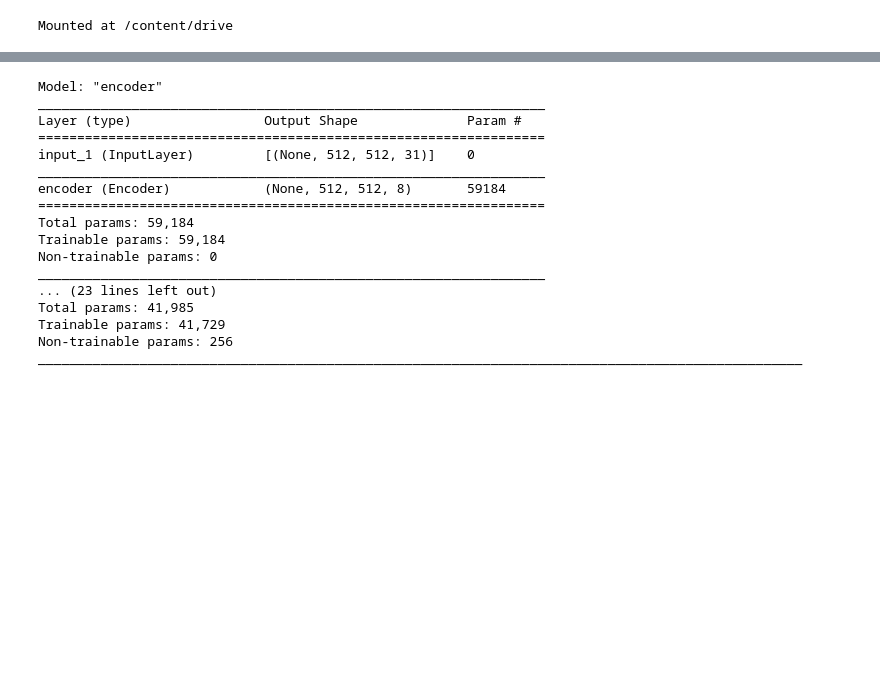
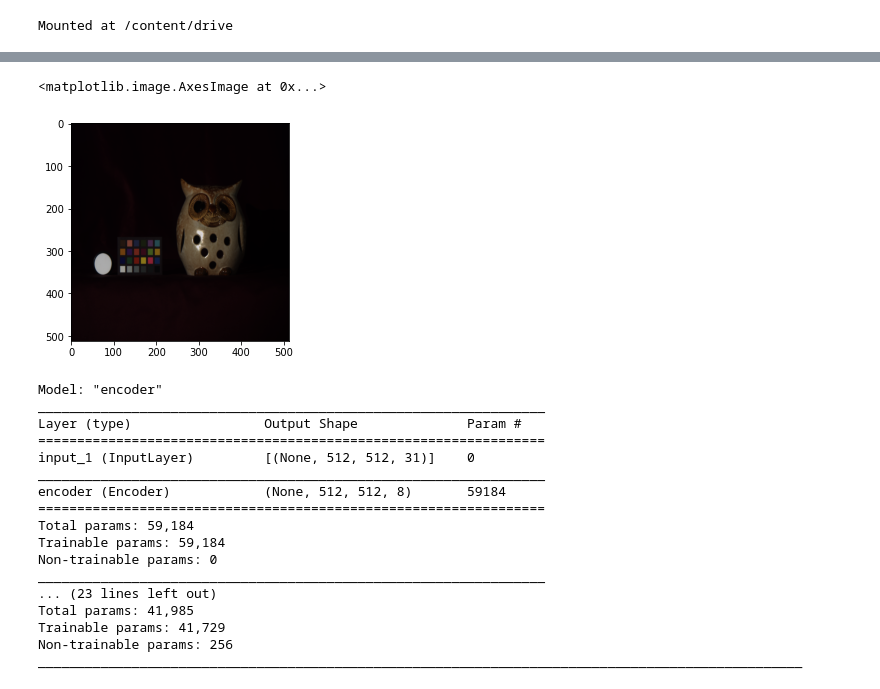
Before and after one commit to bemc22/spectral-gans, a Jupyter notebook: notebooks/Geison GSDtrain.ipynb, the cells around one changed output, grey strips where cells are left out. Cells and saved outputs as stored; diff of their text form; code cells hidden in the pictures; blank space fills up the shorter version.

```diff
--- a/notebooks/Geison GSDtrain.ipynb
+++ b/notebooks/Geison GSDtrain.ipynb
@@ -35,3 +57,20 @@ train_ds , test_ds = load_dataset( train_params = train_params, test_params = te
+# %%
+def spec2rgb(x):
+  (m,n, la) = np.shape(im)[1:]
+  rgb = np.zeros((1, m, n, 3))
+  rango = int(np.round(la/3))
+
+  rgb[0, : , : , 2] = np.mean(x[0, :, :, 0:rango], axis = 2)
+  rgb[0, : , : , 1] = np.mean(x[0, :, :, rango: 2*rango], axis = 2)
+  rgb[0, : , : , 0] = np.mean(x[0, :, :, 2*rango:], axis = 2)
+  return rgb
+
+
+rgbp = spec2rgb(im)
+plt.imshow(rgbp[0])
+# %% [output]
+<matplotlib.image.AxesImage at 0x...>
+[figure, added]
 # %%
 a_optimizer = tf.keras.optimizers.Adam(1e-3)
 d_optimizer = tf.keras.optimizers.Adam(1e-3)
```
Also changed, not shown: parts of 2 cells of this notebook, 2 other files.
